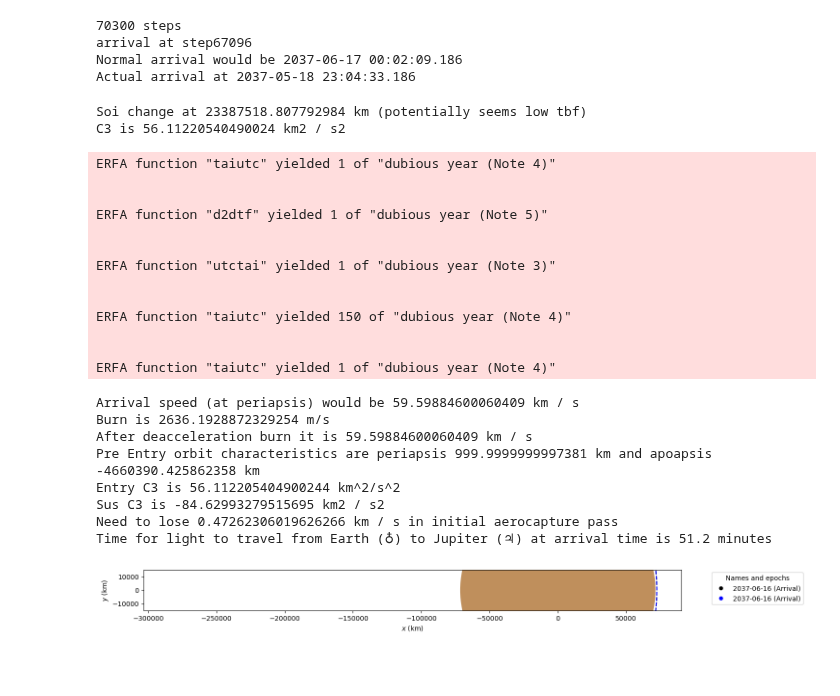
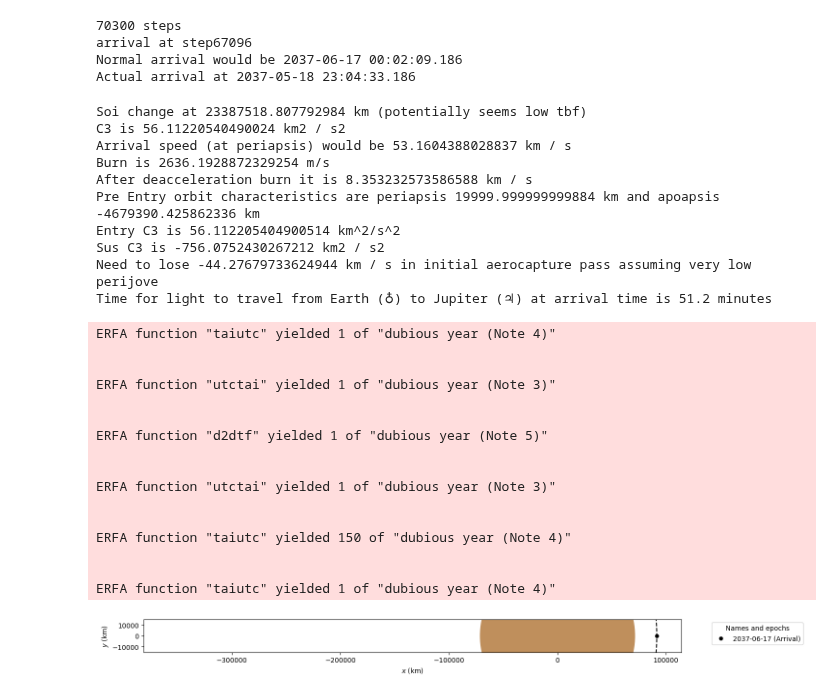
Before and after one commit to jackSN8/Starship_outer_planets_missions, a Jupyter notebook: general_trajectory_plotting.ipynb, the cells around one changed output. Cells and saved outputs as stored; diff of their text form; code cells hidden in the pictures; blank space fills up the shorter version.

```diff
--- a/general_trajectory_plotting.ipynb
+++ b/general_trajectory_plotting.ipynb
@@ -295,7 +295,7 @@ print(f"C3 is {c3_a}")
 
 
 #C3 only orbit calc
-r_p = 1000*u.km#arrival periapsis
+r_p = 20000*u.km#arrival periapsis
 a_exit = -(body_2.k / c3_a).to(u.km)
 ecc_exit = 1 - (r_p+body_2.R) / a_exit
 
@@ -346,14 +346,14 @@ earth_plotter = StaticOrbitPlotter(ax)
 
 
 
-earth_plotter.plot(pre_burn_orbit, label="Arrival", color="k")
+earth_plotter.plot(arrival_orbit, label="Arrival", color="k")
 #earth_plotter.
 
 # print(post_burn_orbit.v)
 # print(post_burn_orbit.r)
 
 post_burn_orbit_periapsis = post_burn_orbit.propagate(-post_burn_orbit.t_p)
-earth_plotter.plot(post_burn_orbit, label="Arrival", color="b")
+# earth_plotter.plot(post_burn_orbit, label="Arrival", color="b")
 
 arrival_circular_orbit = Orbit.circular(body_2,alt = 200*u.km)
 
@@ -382,7 +382,7 @@ print(f"Sus C3 is {sus_c3}")
 # print(escape_at_alt)
 
 
-print(f"Need to lose {np.linalg.norm(post_burn_orbit_periapsis.v)-body_2.escape_velocity_at_alt(r_p)} in initial aerocapture pass")
+print(f"Need to lose {np.linalg.norm(post_burn_orbit_periapsis.v)-body_2.escape_velocity_at_alt(r_p)} in initial aerocapture pass assuming very low perijove")
 
 
 
@@ -392,39 +392,42 @@ print(f"Time for light to travel from {body_1} to {body_2} at arrival time is {p
 ####code below tries to calculate real orbit, but patched conics problems force a c3 only calculation orbit tbf
 
 # #grav_difference = Sun.mass/(np.linalg.norm(ss_final.r)**2)-Earth.mass/(np.linalg.norm(r_sc_arriv)**2)
 # print(grav_difference)
 
 # arrival_orbit = Orbit.from_vectors(Earth,r_sc_arriv,v_sc_arriv,epoch=date_arrival-offset_time)
 # #arrival_orbit = arrival_orbit.propagate(0.3*u.day)
 # print(arrival_orbit)
 # print(f"This orbit gets to within {arrival_orbit.r_p-Earth.R} of the surface of earth")
 # print(f"Earth position at {lowest_date}")
 
 # earth_plotter = StaticOrbitPlotter()
 
 # earth_plotter.plot(arrival_orbit, label="earth Arrival", color="k")
 # %% [output]
 Soi change at 23387518.807792984 km (potentially seems low tbf)
 C3 is 56.11220540490024 km2 / s2
+Arrival speed (at periapsis) would be 53.1604388028837 km / s
+Burn is 2636.1928872329254 m/s
+After deacceleration burn it is 8.353232573586588 km / s
+Pre Entry orbit characteristics are periapsis 19999.999999999884 km and apoapsis -4679390.425862336 km
+Entry C3 is 56.112205404900514 km^2/s^2
+Sus C3 is -756.0752430267212 km2 / s2
+Need to lose -44.27679733624944 km / s in initial aerocapture pass assuming very low perijove
+Time for light to travel from Earth (♁) to Jupiter (♃) at arrival time is 51.2 minutes
 ERFA function "taiutc" yielded 1 of "dubious year (Note 4)"
+
+
+ERFA function "utctai" yielded 1 of "dubious year (Note 3)"
 
 
 ERFA function "d2dtf" yielded 1 of "dubious year (Note 5)"
 
 
 ERFA function "utctai" yielded 1 of "dubious year (Note 3)"
 
 
 ERFA function "taiutc" yielded 150 of "dubious year (Note 4)"
 
 
 ERFA function "taiutc" yielded 1 of "dubious year (Note 4)"
-Arrival speed (at periapsis) would be 59.59884600060409 km / s
-Burn is 2636.1928872329254 m/s
-After deacceleration burn it is 59.59884600060409 km / s
-Pre Entry orbit characteristics are periapsis 999.9999999997381 km and apoapsis -4660390.425862358 km
-Entry C3 is 56.112205404900244 km^2/s^2
-Sus C3 is -84.62993279515695 km2 / s2
-Need to lose 0.47262306019626266 km / s in initial aerocapture pass
-Time for light to travel from Earth (♁) to Jupiter (♃) at arrival time is 51.2 minutes
-[figure, old version]
+[figure, new version]
```
Also changed, not shown: parts of 3 cells of this notebook, 13 other files.
